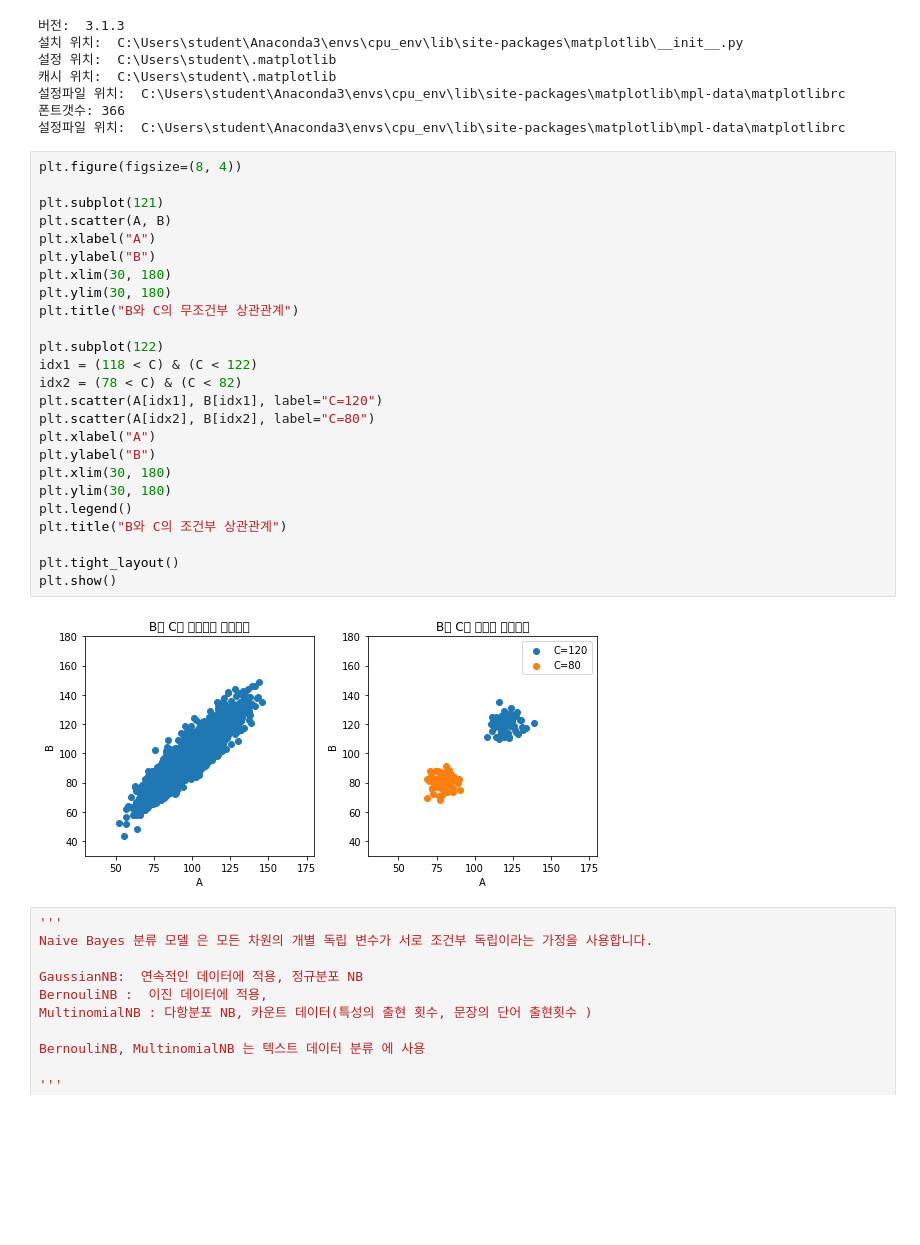
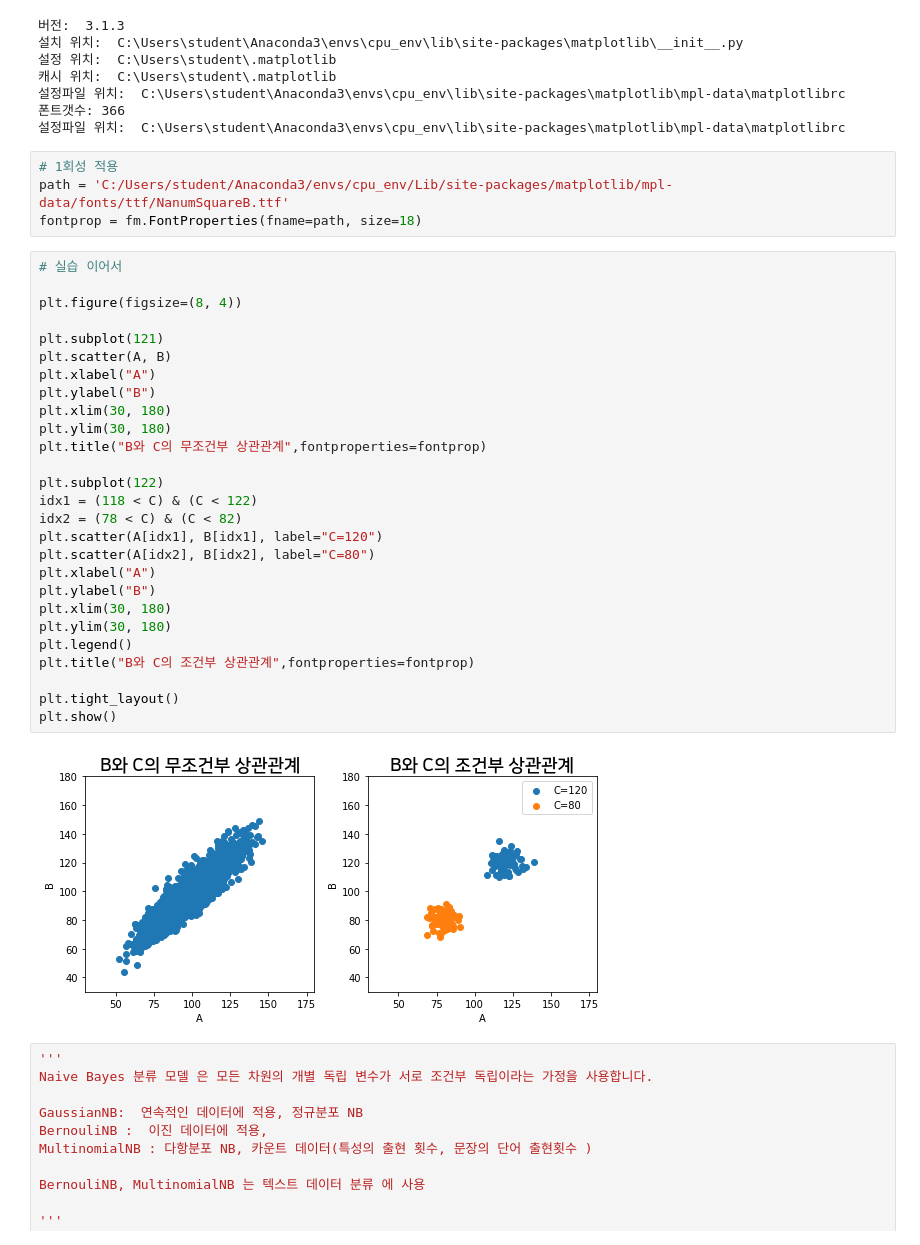
Before and after one commit to drhee0919/Rhee, a Jupyter notebook: 싸이킷런 머신러닝/20200318_제 66강(Naive Bayes&Clustering)/20200318_제 66강(Naive Bayes).ipynb, the cells around one changed output. Saved outputs shown, nothing was run; the diff lists cells and outputs as text; blank space fills up the shorter version.

```diff
--- a/싸이킷런 머신러닝/20200318_제 66강(Naive Bayes&Clustering)/20200318_제 66강(Naive Bayes).ipynb
+++ b/싸이킷런 머신러닝/20200318_제 66강(Naive Bayes&Clustering)/20200318_제 66강(Naive Bayes).ipynb
@@ -108,33 +108,39 @@ print ('설정파일 위치: ', mpl.matplotlib_fname())
 설정파일 위치:  C:\Users\student\Anaconda3\envs\cpu_env\lib\site-packages\matplotlib\mpl-data\matplotlibrc
 폰트갯수: 366
 설정파일 위치:  C:\Users\student\Anaconda3\envs\cpu_env\lib\site-packages\matplotlib\mpl-data\matplotlibrc
+# %%
+# 1회성 적용
+path = 'C:/Users/student/Anaconda3/envs/cpu_env/Lib/site-packages/matplotlib/mpl-data/fonts/ttf/NanumSquareB.ttf'
+fontprop = fm.FontProperties(fname=path, size=18)
 # %%
+# 실습 이어서
+
 plt.figure(figsize=(8, 4))
 
 plt.subplot(121)
 plt.scatter(A, B)
 plt.xlabel("A")
 plt.ylabel("B")
 plt.xlim(30, 180)
 plt.ylim(30, 180)
-plt.title("B와 C의 무조건부 상관관계")
+plt.title("B와 C의 무조건부 상관관계",fontproperties=fontprop)
 
 plt.subplot(122)
 idx1 = (118 < C) & (C < 122)
 idx2 = (78 < C) & (C < 82)
 plt.scatter(A[idx1], B[idx1], label="C=120")
 plt.scatter(A[idx2], B[idx2], label="C=80")
 plt.xlabel("A")
 plt.ylabel("B")
 plt.xlim(30, 180)
 plt.ylim(30, 180)
 plt.legend()
-plt.title("B와 C의 조건부 상관관계")
+plt.title("B와 C의 조건부 상관관계",fontproperties=fontprop)
 
 plt.tight_layout()
 plt.show()
 # %% [output]
-[figure, old version]
+[figure, new version]
 # %%
 '''
 Naive Bayes 분류 모델 은 모든 차원의 개별 독립 변수가 서로 조건부 독립이라는 가정을 사용합니다.
```
